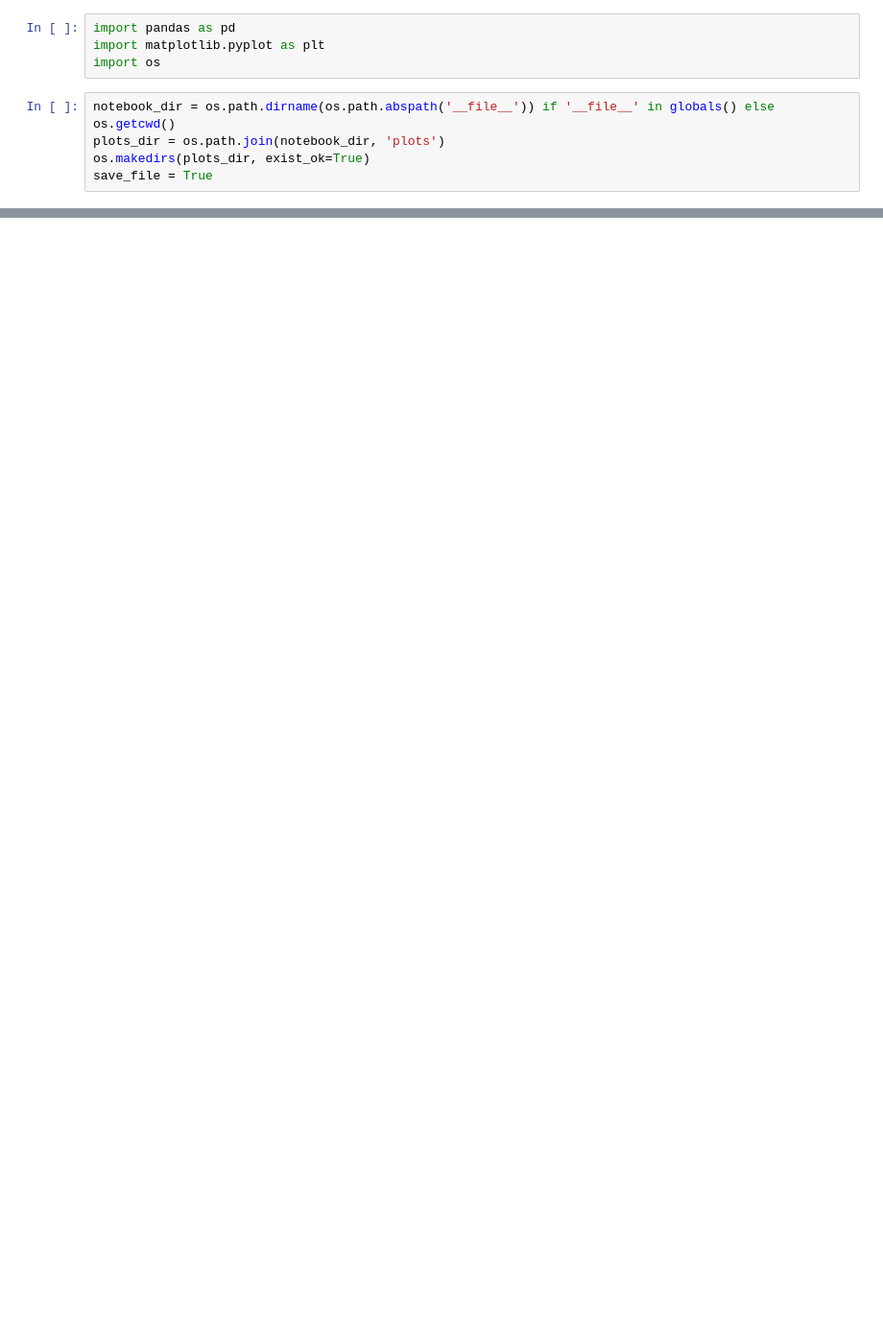
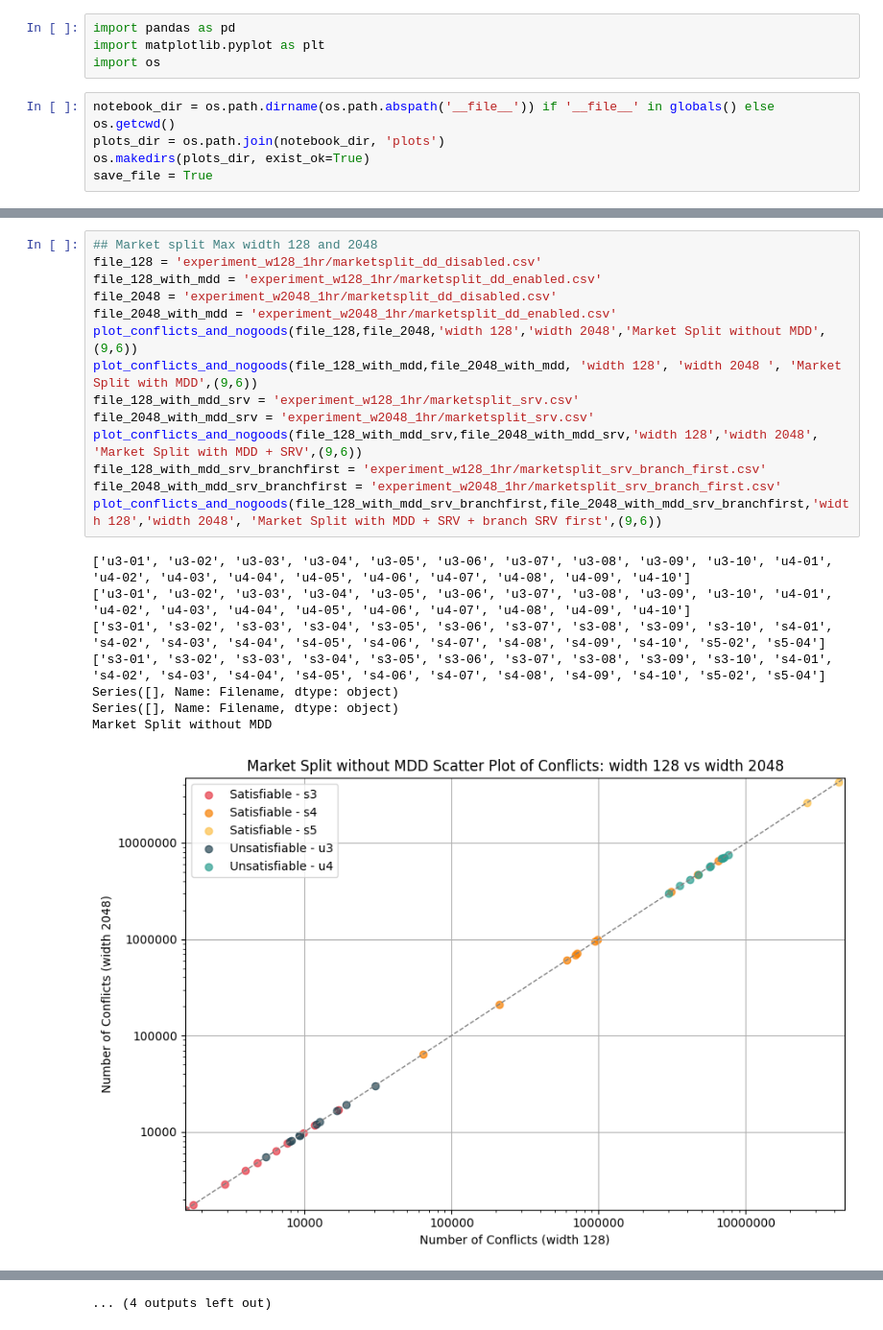
Before and after one commit to kaijenlee/PumpkinMDD, a Jupyter notebook: experiments/plot.ipynb, the cells around one changed output, grey strips where cells are left out. Shown at 96% size. Drawn from its saved outputs; the diff is of its cells as text; blank space fills up the shorter version.

```diff
--- a/experiments/plot.ipynb
+++ b/experiments/plot.ipynb
@@ -356,0 +339,23 @@ QCP
+# %%
+## Market split Max width 128 and 2048
+file_128 = 'experiment_w128_1hr/marketsplit_dd_disabled.csv'
+file_128_with_mdd = 'experiment_w128_1hr/marketsplit_dd_enabled.csv'
+file_2048 = 'experiment_w2048_1hr/marketsplit_dd_disabled.csv'
+file_2048_with_mdd = 'experiment_w2048_1hr/marketsplit_dd_enabled.csv'
+plot_conflicts_and_nogoods(file_128,file_2048,'width 128','width 2048','Market Split without MDD',  (9,6))
+plot_conflicts_and_nogoods(file_128_with_mdd,file_2048_with_mdd, 'width 128', 'width 2048 ', 'Market Split with MDD',(9,6))
+file_128_with_mdd_srv = 'experiment_w128_1hr/marketsplit_srv.csv'
+file_2048_with_mdd_srv = 'experiment_w2048_1hr/marketsplit_srv.csv'
+plot_conflicts_and_nogoods(file_128_with_mdd_srv,file_2048_with_mdd_srv,'width 128','width 2048', 'Market Split with MDD + SRV',(9,6))
+file_128_with_mdd_srv_branchfirst = 'experiment_w128_1hr/marketsplit_srv_branch_first.csv'
+file_2048_with_mdd_srv_branchfirst = 'experiment_w2048_1hr/marketsplit_srv_branch_first.csv'
+plot_conflicts_and_nogoods(file_128_with_mdd_srv_branchfirst,file_2048_with_mdd_srv_branchfirst,'width 128','width 2048', 'Market Split with MDD + SRV + branch SRV first',(9,6))
+# %% [output]
+['u3-01', 'u3-02', 'u3-03', 'u3-04', 'u3-05', 'u3-06', 'u3-07', 'u3-08', 'u3-09', 'u3-10', 'u4-01', 'u4-02', 'u4-03', 'u4-04', 'u4-05', 'u4-06', 'u4-07', 'u4-08', 'u4-09', 'u4-10']
+['u3-01', 'u3-02', 'u3-03', 'u3-04', 'u3-05', 'u3-06', 'u3-07', 'u3-08', 'u3-09', 'u3-10', 'u4-01', 'u4-02', 'u4-03', 'u4-04', 'u4-05', 'u4-06', 'u4-07', 'u4-08', 'u4-09', 'u4-10']
+['s3-01', 's3-02', 's3-03', 's3-04', 's3-05', 's3-06', 's3-07', 's3-08', 's3-09', 's3-10', 's4-01', 's4-02', 's4-03', 's4-04', 's4-05', 's4-06', 's4-07', 's4-08', 's4-09', 's4-10', 's5-02', 's5-04']
+['s3-01', 's3-02', 's3-03', 's3-04', 's3-05', 's3-06', 's3-07', 's3-08', 's3-09', 's3-10', 's4-01', 's4-02', 's4-03', 's4-04', 's4-05', 's4-06', 's4-07', 's4-08', 's4-09', 's4-10', 's5-02', 's5-04']
+Series([], Name: Filename, dtype: object)
+Series([], Name: Filename, dtype: object)
+Market Split without MDD
+[figure, added]
@@ -356,0 +384 @@ QCP
+... (4 outputs left out)
```
Also changed, not shown: parts of 9 cells of this notebook.
